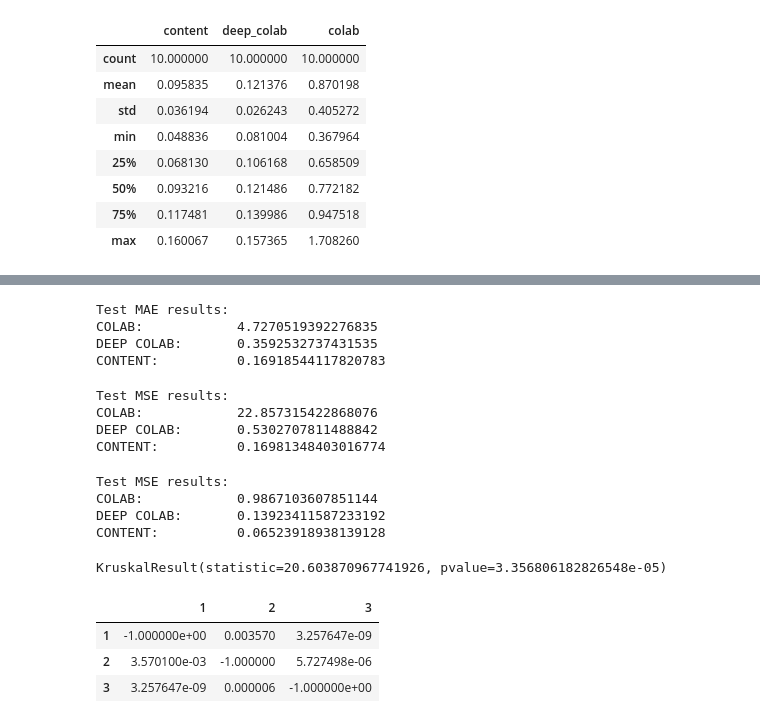
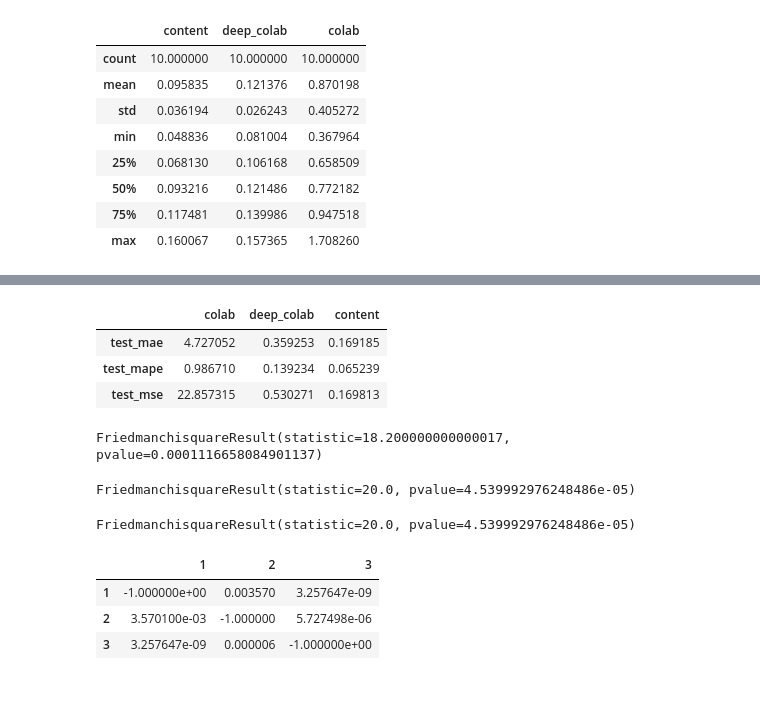
Before and after one commit to maddataanalyst/research_projects, a Jupyter notebook: phd_cand_2020_conf/autorecommender_systems_comparison/notebooks/amazon_reviews_recommender_other_dataset.ipynb, the cells around one changed output, grey strips where cells are left out. Drawn from its saved outputs; the diff is of its cells as text; code cells hidden in the pictures; blank space fills up the shorter version.

```diff
--- a/phd_cand_2020_conf/autorecommender_systems_comparison/notebooks/amazon_reviews_recommender_other_dataset.ipynb
+++ b/phd_cand_2020_conf/autorecommender_systems_comparison/notebooks/amazon_reviews_recommender_other_dataset.ipynb
@@ -824,41 +842,20 @@ mse_fig.set_title("Train MSE");
-# %%
-print(f"""
-Test MAE results:
-COLAB:            {colab_test_mae}
-DEEP COLAB:       {deepcolab_test_mae}
-CONTENT:          {content_test_mae}
-""")
-# %% [output]
-Test MAE results:
-COLAB:            4.7270519392276835
-DEEP COLAB:       0.3592532737431535
-CONTENT:          0.16918544117820783
-# %%
-print(f"""
-Test MSE results:
-COLAB:            {colab_test_mse}
-DEEP COLAB:       {deepcolab_test_mse}
-CONTENT:          {content_test_mse}
-""")
-# %% [output]
-Test MSE results:
-COLAB:            22.857315422868076
-DEEP COLAB:       0.5302707811488842
-CONTENT:          0.16981348403016774
-# %%
-print(f"""
-Test MSE results:
-COLAB:            {colab_test_mape}
-DEEP COLAB:       {deepcolab_test_mape}
-CONTENT:          {content_test_mape}
-""")
-# %% [output]
-Test MSE results:
-COLAB:            0.9867103607851144
-DEEP COLAB:       0.13923411587233192
-CONTENT:          0.06523918938139128
-# %%
-st.kruskal(content_mse, deepcolab_mse, colab_mse)
-# %% [output]
-KruskalResult(statistic=20.603870967741926, pvalue=3.356806182826548e-05)
+# %%
+test_data_res
+# %% [output]
+|  | colab | deep_colab | content |
+| test_mae | 4.727052 | 0.359253 | 0.169185 |
+| test_mape | 0.986710 | 0.139234 | 0.065239 |
+| test_mse | 22.857315 | 0.530271 | 0.169813 |
+# %%
+st.friedmanchisquare(train_mse.content, train_mse.deep_colab, train_mse.colab)
+# %% [output]
+FriedmanchisquareResult(statistic=18.200000000000017, pvalue=0.0001116658084901137)
+# %%
+st.friedmanchisquare(train_mae.content, train_mae.deep_colab, train_mae.colab)
+# %% [output]
+FriedmanchisquareResult(statistic=20.0, pvalue=4.539992976248486e-05)
+# %%
+st.friedmanchisquare(train_mape.content, train_mape.deep_colab, train_mape.colab)
+# %% [output]
+FriedmanchisquareResult(statistic=20.0, pvalue=4.539992976248486e-05)
 # %%
```
Also changed, not shown: parts of 16 cells of this notebook, 10 other files.
